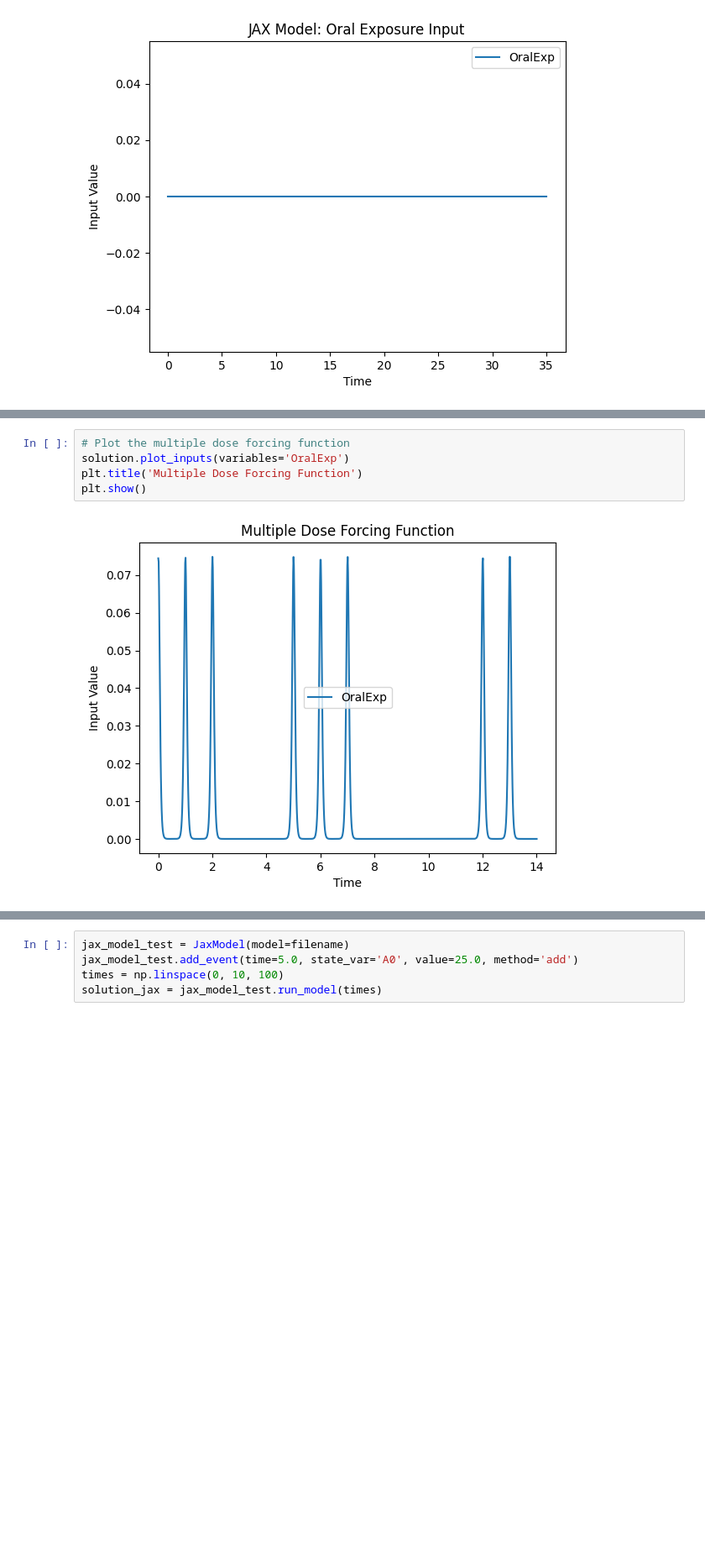
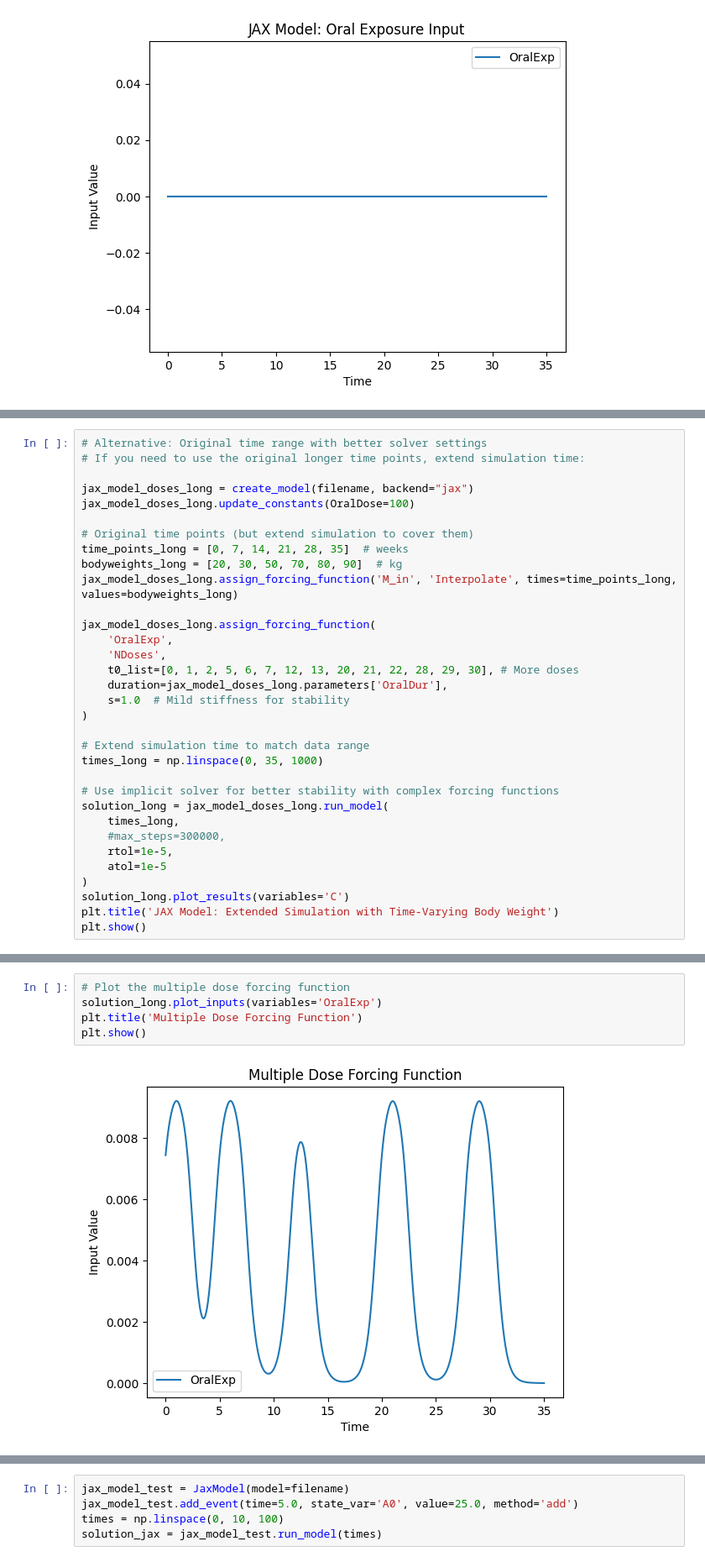
Before and after one commit to USEPA/PyMCSimMod, a Jupyter notebook: docs/notebooks/pk_dosing.ipynb, the cells around one changed output, grey strips where cells are left out. Shown at 84% size. Saved outputs shown, nothing was run; the diff lists cells and outputs as text; blank space fills up the shorter version.

```diff
--- a/docs/notebooks/pk_dosing.ipynb
+++ b/docs/notebooks/pk_dosing.ipynb
@@ -293,0 +268,33 @@ Wall time: 1.28 s
+# %%
+# Alternative: Original time range with better solver settings
+# If you need to use the original longer time points, extend simulation time:
+
+jax_model_doses_long = create_model(filename, backend="jax")
+jax_model_doses_long.update_constants(OralDose=100)
+
+# Original time points (but extend simulation to cover them)
+time_points_long = [0, 7, 14, 21, 28, 35]  # weeks
+bodyweights_long = [20, 30, 50, 70, 80, 90]  # kg
+jax_model_doses_long.assign_forcing_function('M_in', 'Interpolate', times=time_points_long, values=bodyweights_long)
+
+jax_model_doses_long.assign_forcing_function(
+    'OralExp',
+    'NDoses',
+    t0_list=[0, 1, 2, 5, 6, 7, 12, 13, 20, 21, 22, 28, 29, 30], # More doses
+    duration=jax_model_doses_long.parameters['OralDur'],
+    s=1.0  # Mild stiffness for stability
+)
+
+# Extend simulation time to match data range
+times_long = np.linspace(0, 35, 1000)
+
+# Use implicit solver for better stability with complex forcing functions
+solution_long = jax_model_doses_long.run_model(
+    times_long,
+    #max_steps=300000,
+    rtol=1e-5,
+    atol=1e-5
+)
+solution_long.plot_results(variables='C')
+plt.title('JAX Model: Extended Simulation with Time-Varying Body Weight')
+plt.show()
@@ -294,9 +304,9 @@ Wall time: 1.28 s
 # %%
 # Plot the multiple dose forcing function
-solution.plot_inputs(variables='OralExp')
+solution_long.plot_inputs(variables='OralExp')
 plt.title('Multiple Dose Forcing Function')
 plt.show()
 # %% [output]
-[figure, old version]
+[figure, new version]
 # %%
 # Check the oral duration parameter
```
Also changed, not shown: parts of 11 cells of this notebook, 29 other files.
